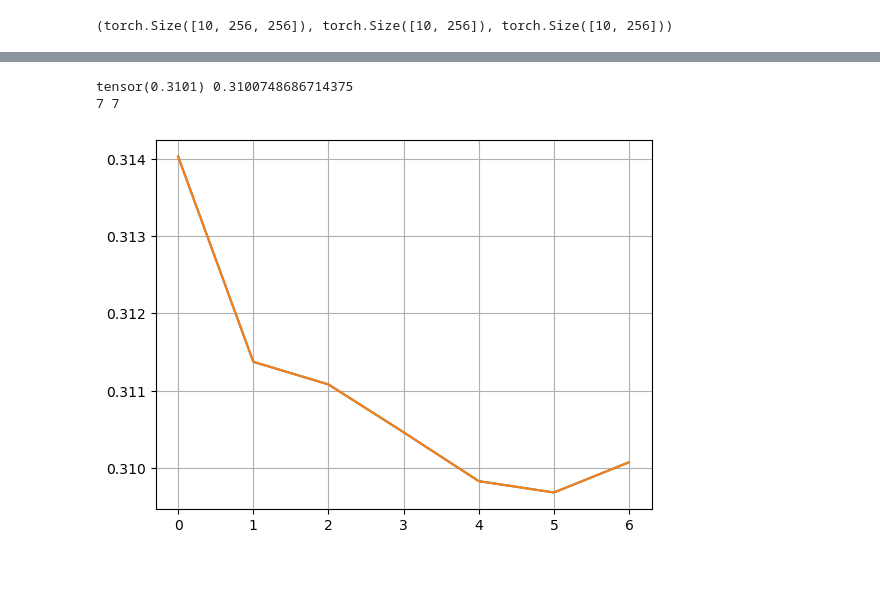
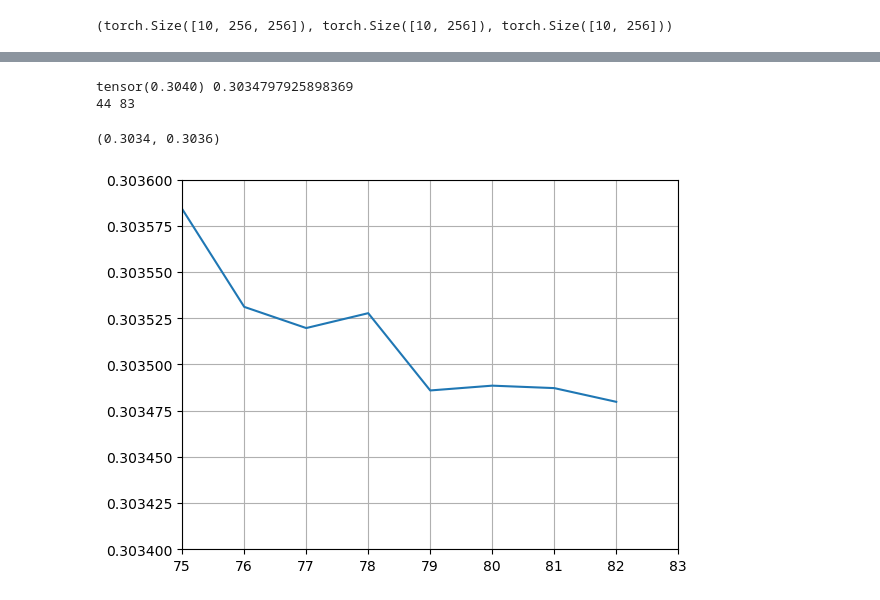
Before and after one commit to felsager/vae_lung_tumor_segmentation, a Jupyter notebook: notebooks/vae_model_2.ipynb, the cells around one changed output, grey strips where cells are left out. Cells and saved outputs as stored; diff of their text form; code cells hidden in the pictures; blank space fills up the shorter version.

```diff
--- a/notebooks/vae_model_2.ipynb
+++ b/notebooks/vae_model_2.ipynb
@@ -193,9 +193,10 @@ B.shape, mu_B.shape, log_sigma_B.shape
 # %% [output]
 (torch.Size([10, 256, 256]), torch.Size([10, 256]), torch.Size([10, 256]))
 # %%
-lr = 3e-4
+lr = 1.5e-3
 model = model.to(device)
 optimizer = optim.AdamW(model.parameters(), lr=lr)
+scheduler = optim.lr_scheduler.StepLR(optimizer, step_size=7, gamma=0.9)
 # %%
 train_losses = []
 dev_losses = []
@@ -214,5 +215,6 @@ for epoch in range(1, NUM_EPOCHS+1):
     end_time = timer()
     dev_loss = evaluate(model, dev_loader)
     dev_losses.append(dev_loss)
+    scheduler.step()
     print((f"Epoch: {epoch}, Train loss: {train_loss:.4f}, Dev loss: {dev_loss:.4f}, "f"Epoch time = {(end_time - start_time):.3f}s"))
 # %% [output]
@@ -227,18 +247,22 @@ Epoch: 8, Train loss: 0.2775, Dev loss: 0.3082, Epoch time = 78.130s
 # %%
-model_no = 32
+model_no = 35
 torch.save(model, f'../saved_models/model_{model_no}')
 torch.save(torch.Tensor(train_losses), f'../losses/train_losses_model_{model_no}')
 torch.save(torch.Tensor(dev_losses), f'../losses/dev_losses_model_{model_no}')
 dev_losses_2 = torch.load(f'../losses/dev_losses_model_{model_no-1}')
 print(dev_losses_2[-1], dev_losses[-1])
 print(len(dev_losses_2), len(dev_losses))
-plt.plot((dev_losses_2))
+#plt.plot((dev_losses_2))
 plt.plot((dev_losses))
 plt.grid()
+#plt.xticks(np.arange(0, 83, 7));
+plt.xlim([75, 83])
+plt.ylim([0.3034, 0.3036])
 # %% [output]
-tensor(0.3101) 0.3100748686714375
-7 7
+tensor(0.3040) 0.3034797925898369
+44 83
+(0.3034, 0.3036)
-[figure, old version]
+[figure, new version]
 # %%
 model.eval()
 x_test = next(iter(dev_loader))[0].view(1, 256, 256).to(device)
```
Also changed, not shown: parts of 5 cells of this notebook, 11 other files.
